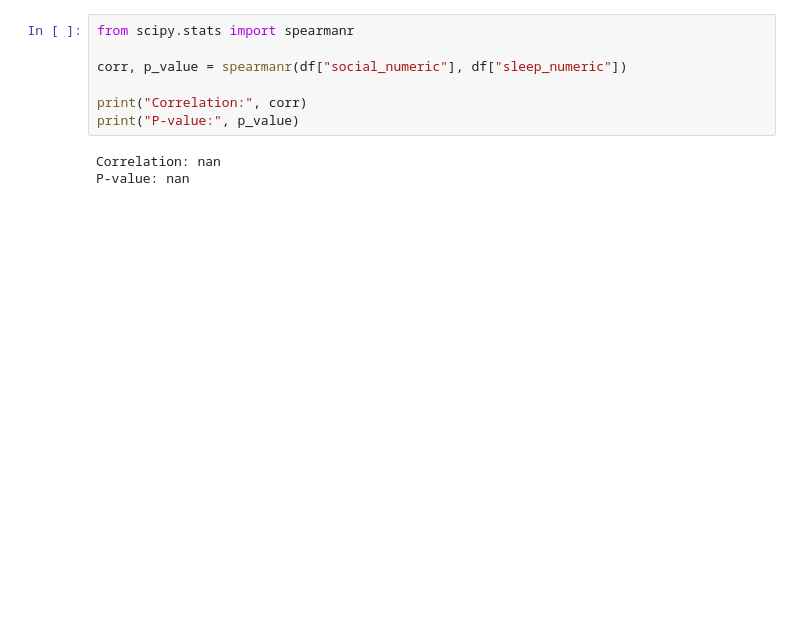
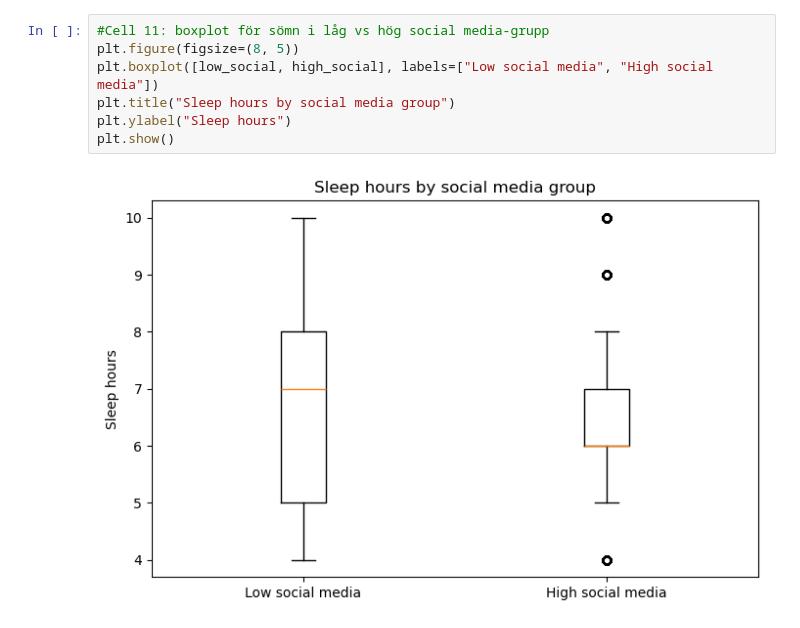
Before and after one commit to mahtabb90/yrbs-sleep-social-media-analysis, a Jupyter notebook: notebooks/yrbs_analysis.ipynb, the cells around one changed output. Drawn from its saved outputs; the diff is of its cells as text; blank space fills up the shorter version.

```diff
--- a/notebooks/yrbs_analysis.ipynb
+++ b/notebooks/yrbs_analysis.ipynb
@@ -187,11 +214,10 @@ df[["social_numeric", "sleep_numeric"]].corr()
 # %%
-from scipy.stats import spearmanr
-
-corr, p_value = spearmanr(df["social_numeric"], df["sleep_numeric"])
-
-print("Correlation:", corr)
-print("P-value:", p_value)
+#Cell 11: boxplot för sömn i låg vs hög social media-grupp
+plt.figure(figsize=(8, 5))
+plt.boxplot([low_social, high_social], labels=["Low social media", "High social media"])
+plt.title("Sleep hours by social media group")
+plt.ylabel("Sleep hours")
+plt.show()
 # %% [output]
-Correlation: nan
-P-value: nan
+[figure, added]
 # %%
```
Also changed, not shown: parts of 24 cells of this notebook, 1 other file.
